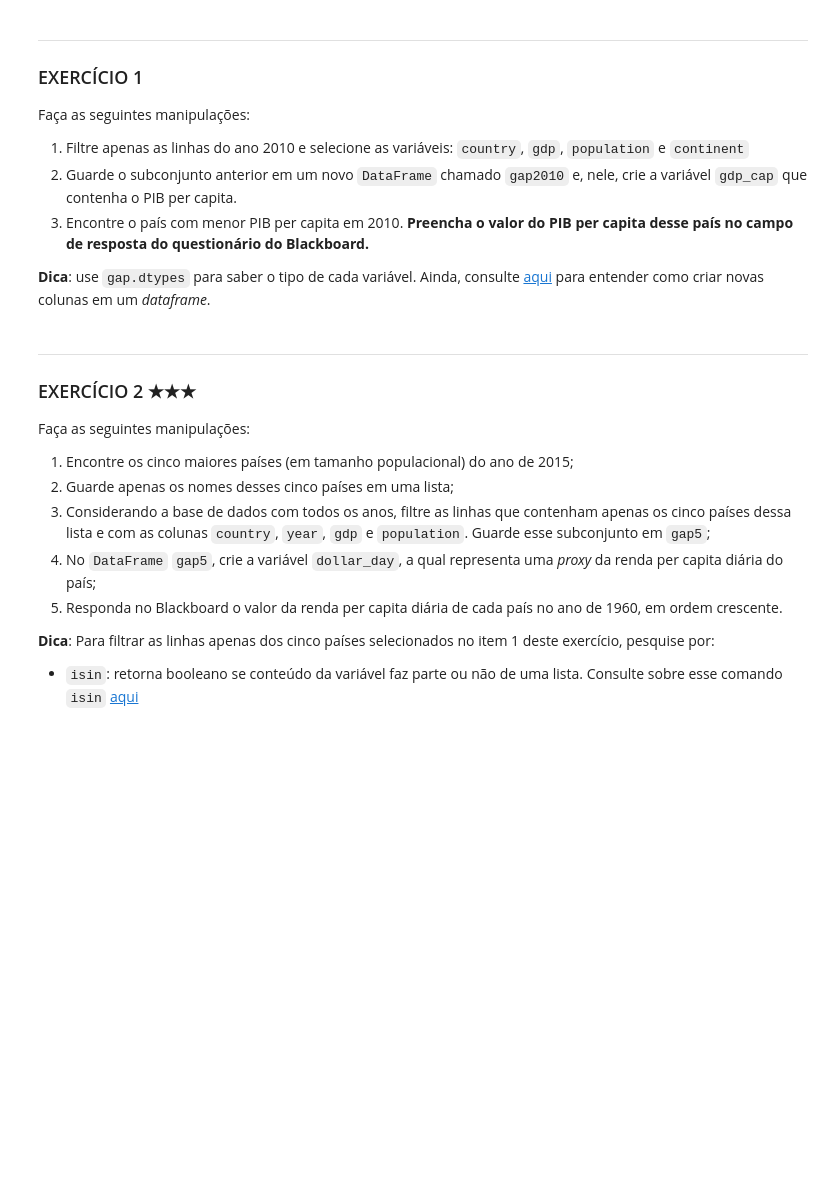
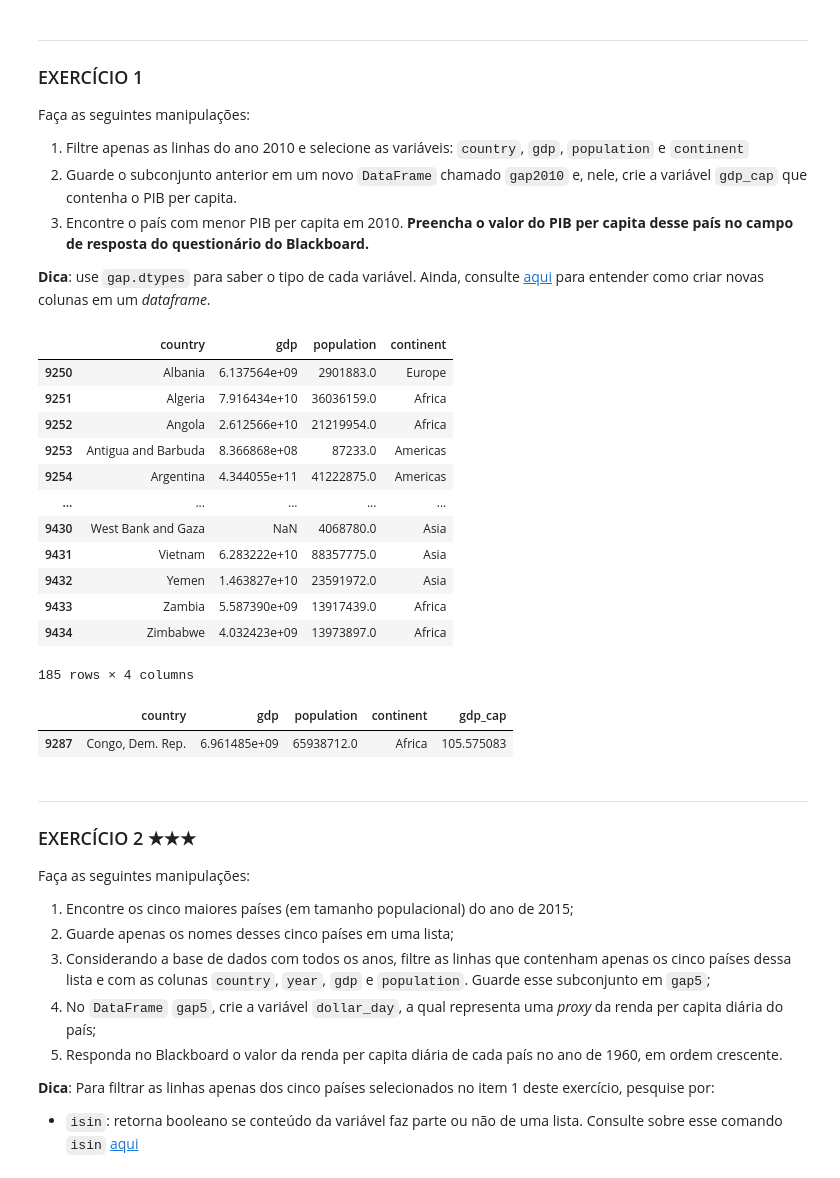
Before and after one commit to rodrigogapires/CD21-1, a Jupyter notebook: aula01/Aula01_Exercicios_ExploratoriaManipularDF.ipynb, the cells around one changed output. Drawn from its saved outputs; the diff is of its cells as text; code cells hidden in the pictures; blank space fills up the shorter version.

```diff
--- a/aula01/Aula01_Exercicios_ExploratoriaManipularDF.ipynb
+++ b/aula01/Aula01_Exercicios_ExploratoriaManipularDF.ipynb
@@ -76,3 +86,26 @@ Faça as seguintes manipulações:
+# %%
+gap2010 = gap.loc[gap['year'] == 2010,['country', 'gdp', 'population', 'continent']]
+gap2010
+# %% [output]
+|  | country | gdp | population | continent |
+| 9250 | Albania | 6.137564e+09 | 2901883.0 | Europe |
+| 9251 | Algeria | 7.916434e+10 | 36036159.0 | Africa |
+| 9252 | Angola | 2.612566e+10 | 21219954.0 | Africa |
+| 9253 | Antigua and Barbuda | 8.366868e+08 | 87233.0 | Americas |
+| 9254 | Argentina | 4.344055e+11 | 41222875.0 | Americas |
+| ... | ... | ... | ... | ... |
+| 9430 | West Bank and Gaza | NaN | 4068780.0 | Asia |
+| 9431 | Vietnam | 6.283222e+10 | 88357775.0 | Asia |
+| 9432 | Yemen | 1.463827e+10 | 23591972.0 | Asia |
+| 9433 | Zambia | 5.587390e+09 | 13917439.0 | Africa |
+| 9434 | Zimbabwe | 4.032423e+09 | 13973897.0 | Africa |
+185 rows × 4 columns
+# %%
+gap2010['gdp_cap'] = gap2010['gdp'] / gap2010['population']
+gap2010.sort_values(['gdp_cap']).head(1)
+# %% [output]
+|  | country | gdp | population | continent | gdp_cap |
+| 9287 | Congo, Dem. Rep. | 6.961485e+09 | 65938712.0 | Africa | 105.575083 |
 # %% [markdown]
 <div id="ex2"></div>
 
```
Also changed, not shown: parts of 7 cells of this notebook, 1 other file.
